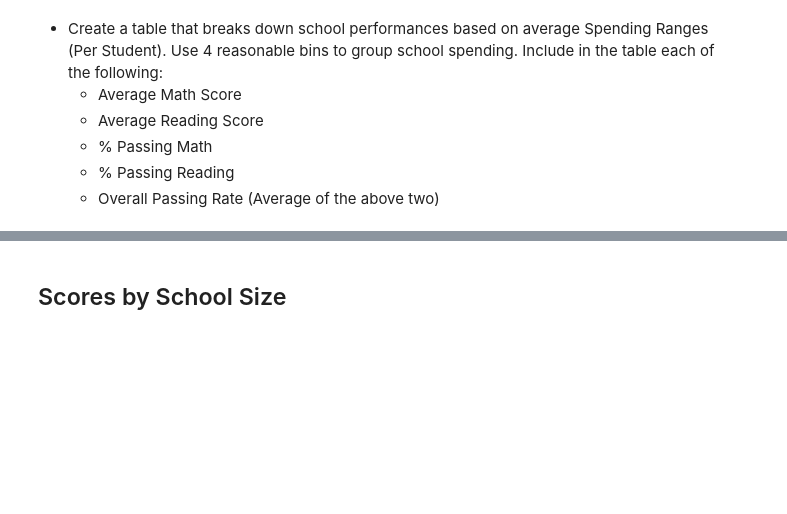
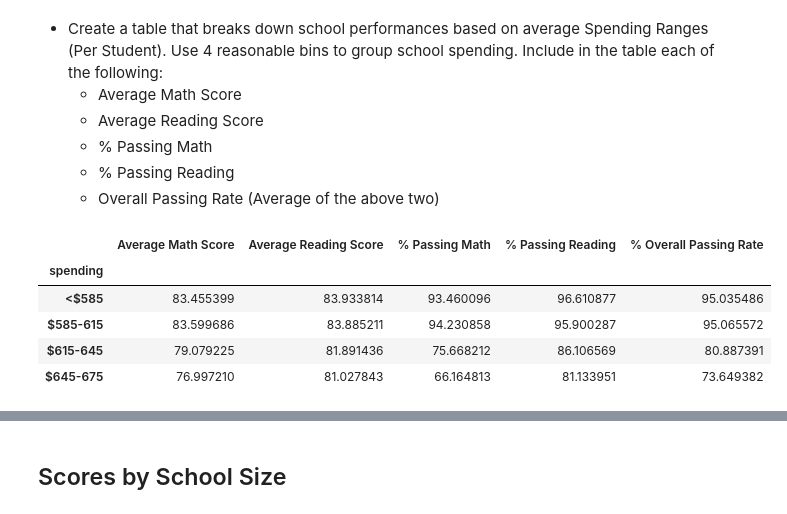
Before and after one commit to mtbulut/Pandas-Challenge-1, a Jupyter notebook: PyCitySchools/PyCitySchools_starter.ipynb, the cells around one changed output, grey strips where cells are left out. Cells and saved outputs as stored; diff of their text form; code cells hidden in the pictures; blank space fills up the shorter version.

Commit message:
Bin budget into ranges of 3000, mean averages and passing rates. The numbers match but it's technically bad math. Still need to change name of spending index.

```diff
--- a/PyCitySchools/PyCitySchools_starter.ipynb
+++ b/PyCitySchools/PyCitySchools_starter.ipynb
@@ -223,3 +219,26 @@ group_names = ["<$585", "$585-615", "$615-645", "$645-675"]
+# %%
+# Sample bins. Feel free to create your own bins.
+spending_bins = [0, 58500, 61500, 64500, 67500]
+group_names = ["<$585", "$585-615", "$615-645", "$645-675"]
+
+spend = schools.assign(spending=lambda x:pd.cut(schools['Per Student Budget'],bins=spending_bins,labels=group_names,right=False))\
+    .groupby('spending')\
+    .agg({'Average Math Score':['mean'],
+          'Average Reading Score':['mean'],
+          '% Passing Math':['mean'],
+          '% Passing Reading':['mean'],
+          'Overall Passing Rate':['mean'],
+         })\
+    .rename(columns={'Overall Passing Rate':'% Overall Passing Rate'})\
+    .droplevel(1, axis=1)
+spend
+# %% [output]
+|  | Average Math Score | Average Reading Score | % Passing Math | % Passing Reading | % Overall Passing Rate |
+| spending |  |  |  |  |  |
+| <$585 | 83.455399 | 83.933814 | 93.460096 | 96.610877 | 95.035486 |
+| $585-615 | 83.599686 | 83.885211 | 94.230858 | 95.900287 | 95.065572 |
+| $615-645 | 79.079225 | 81.891436 | 75.668212 | 86.106569 | 80.887391 |
+| $645-675 | 76.997210 | 81.027843 | 66.164813 | 81.133951 | 73.649382 |
 # %%
 # %% [output]
 |  | Average Math Score | Average Reading Score | % Passing Math | % Passing Reading | ... |
```
Also changed, not shown: parts of 1 cell of this notebook.
